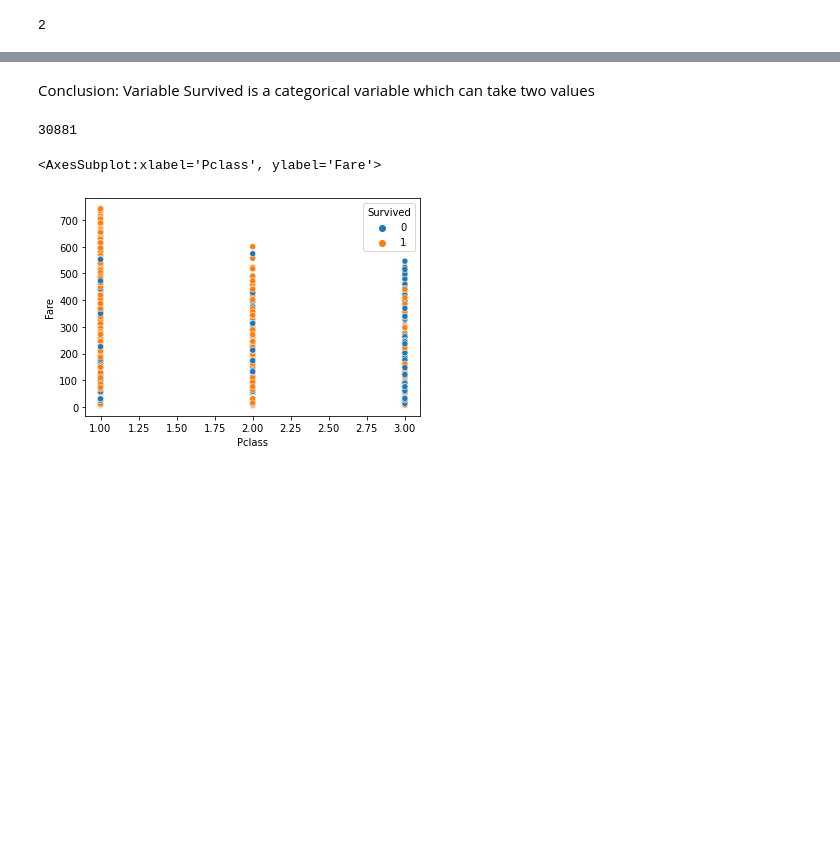
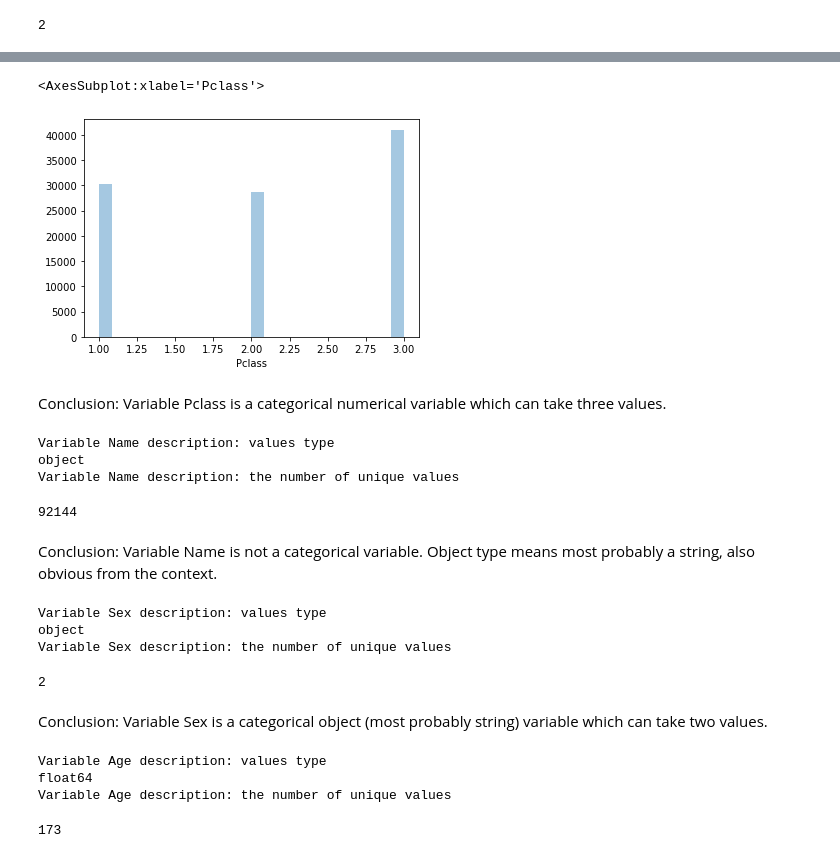
Before and after one commit to VeraAndreevna/Training, a Jupyter notebook: data_exploration.ipynb, the cells around one changed output, grey strips where cells are left out. Cells and saved outputs as stored; diff of their text form; code cells hidden in the pictures; blank space fills up the shorter version.

```diff
--- a/data_exploration.ipynb
+++ b/data_exploration.ipynb
@@ -148,36 +147,42 @@ Variable Surevived description: the number of unique values
+# %%
+# Histogram
+sns.distplot(a=train_data['Pclass'], kde=False)
+# %% [output]
+<AxesSubplot:xlabel='Pclass'>
+[figure, added]
 # %% [markdown]
-Conclusion: Variable Survived is a categorical variable which can take two values
+Conclusion: Variable Pclass is a categorical numerical variable which can take three values.
-# %%
-train_data.head()
-print(train_data.shape[0])
-
-
-# replace all NA's with 0
-train_data.fillna(0)
-
-# replace all NA's the value that comes directly after it in the same column,
-# then replace all the remaining na's with 0
-#train_data.fillna(method='bfill', axis=0).fillna(0)
-
-
-# scaterplot
-sns.scatterplot(x=train_data['Pclass'], y=train_data['Fare'], hue=train_data['Survived'])
-#sns.lineplot(data=train_data)
-
-
-
-# Set the width and height of the figure
-#plt.figure(figsize=(14,7))
-
-# Add title
-#plt.title("Average Arrival Delay for Each Airline, by Month")
-
-# Heatmap showing average arrival delay for each airline by month
-#sns.heatmap(data=train_data, annot=True)
-
-# Add label for horizontal axis
-#plt.xlabel("Airline")
-# %% [output]
-30881
-<AxesSubplot:xlabel='Pclass', ylabel='Fare'>
-[figure, removed]
+# %%
+print("Variable Name description: values type")
+print(train_data['Name'].dtype.name)
+print("Variable Name description: the number of unique values")
+train_data['Name'].nunique()
+# %% [output]
+Variable Name description: values type
+object
+Variable Name description: the number of unique values
+92144
+# %% [markdown]
+Conclusion: Variable Name is not a categorical variable. Object type means most probably a string, also obvious from the context.
+# %%
+print("Variable Sex description: values type")
+print(train_data['Sex'].dtype.name)
+print("Variable Sex description: the number of unique values")
+train_data['Sex'].nunique()
+# %% [output]
+Variable Sex description: values type
+object
+Variable Sex description: the number of unique values
+2
+# %% [markdown]
+Conclusion: Variable Sex is a categorical object (most probably string) variable which can take two values.
+# %%
+print("Variable Age description: values type")
+print(train_data['Age'].dtype.name)
+print("Variable Age description: the number of unique values")
+train_data['Age'].nunique()
+# %% [output]
+Variable Age description: values type
+float64
+Variable Age description: the number of unique values
+173
```
Also changed, not shown: parts of 37 cells of this notebook.
